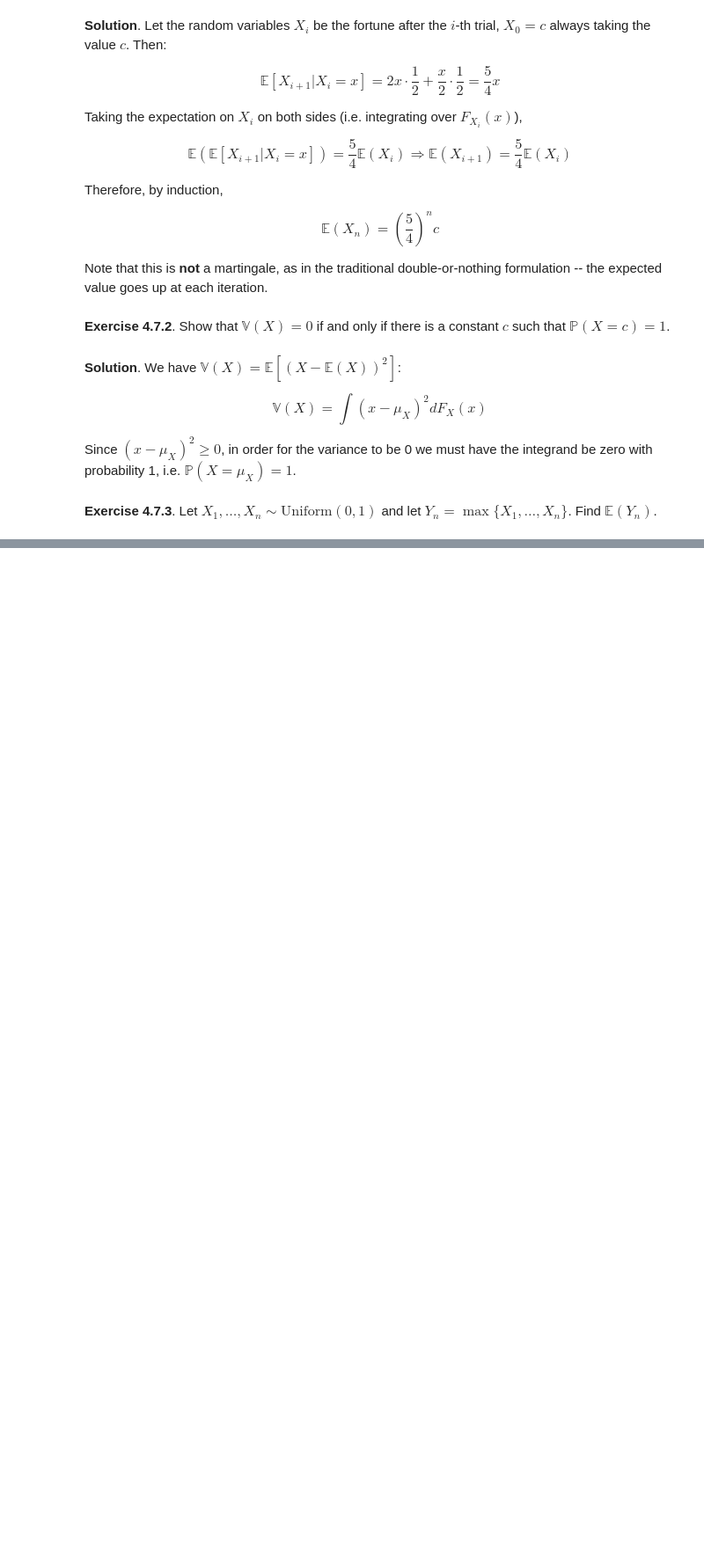
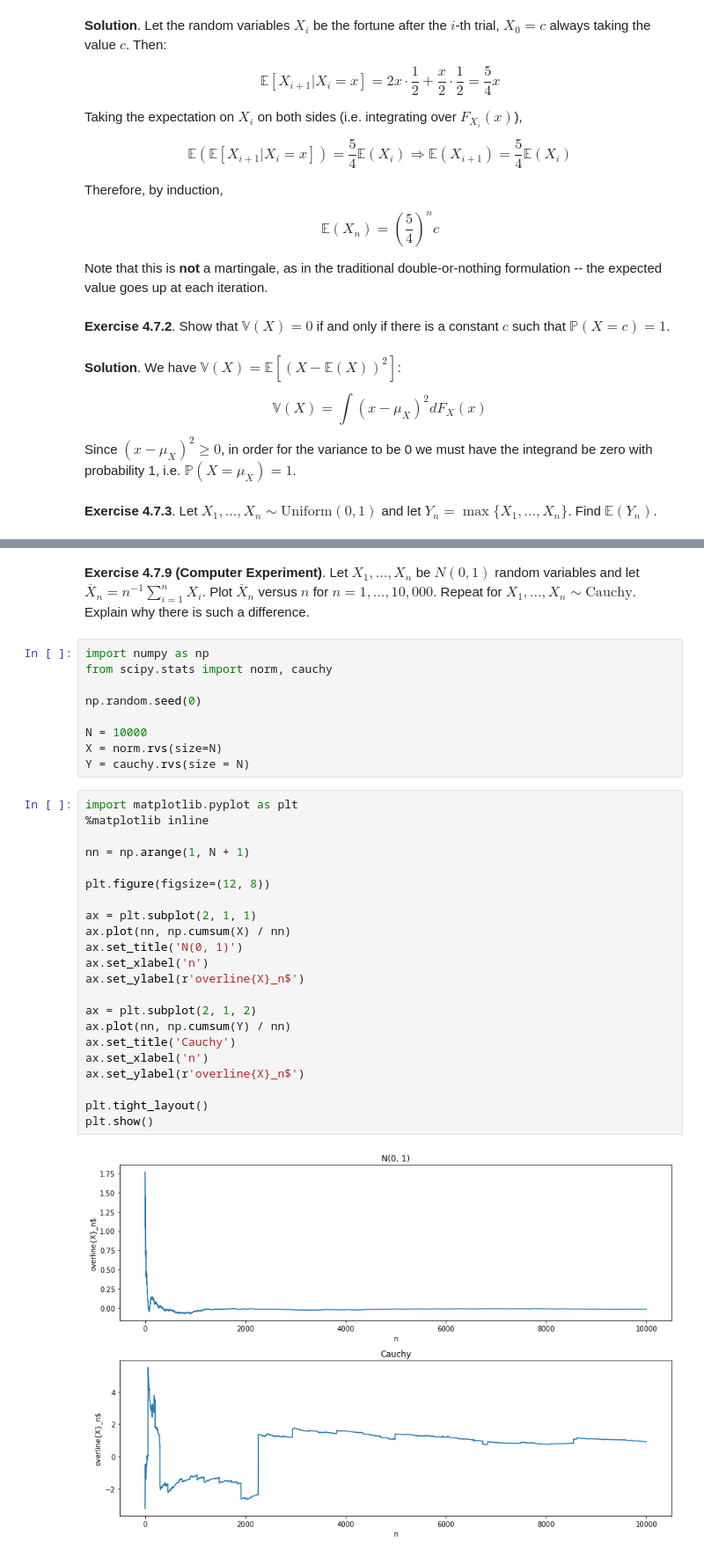
Before and after one commit to telmo-correa/all-of-statistics, a Jupyter notebook: Chapter 04 - Expectation.ipynb, the cells around one changed output, grey strips where cells are left out. Shown at 88% size. Cells and saved outputs as stored; diff of their text form; blank space fills up the shorter version.

Commit message:
Add exercises

```diff
--- a/Chapter 04 - Expectation.ipynb
+++ b/Chapter 04 - Expectation.ipynb
@@ -313,0 +441,35 @@ Since $(x - \mu_X)^2 \geq 0$, in order for the variance to be 0 we must have the
+# %% [markdown]
+**Exercise 4.7.9 (Computer Experiment)**.  Let $X_1, \dots, X_n$ be $N(0, 1)$ random variables and let $\overline{X}_n = n^{-1} \sum_{i=1}^n X_i$.  Plot $\overline{X}_n$ versus $n$ for $n = 1, \dots, 10,000$.  Repeat for $X_1, \dots, X_n \sim \text{Cauchy}$.  Explain why there is such a difference.
+# %%
+import numpy as np
+from scipy.stats import norm, cauchy
+
+np.random.seed(0)
+
+N = 10000
+X = norm.rvs(size=N)
+Y = cauchy.rvs(size = N)
+# %%
+import matplotlib.pyplot as plt
+%matplotlib inline
+
+nn = np.arange(1, N + 1)
+
+plt.figure(figsize=(12, 8))
+
+ax = plt.subplot(2, 1, 1)
+ax.plot(nn, np.cumsum(X) / nn)
+ax.set_title('N(0, 1)')
+ax.set_xlabel('n')
+ax.set_ylabel(r'overline{X}_n$')
+
+ax = plt.subplot(2, 1, 2)
+ax.plot(nn, np.cumsum(Y) / nn)
+ax.set_title('Cauchy')
+ax.set_xlabel('n')
+ax.set_ylabel(r'overline{X}_n$')
+
+plt.tight_layout()
+plt.show()
+# %% [output]
+[figure, added]
```
Also changed, not shown: parts of 13 cells of this notebook.
